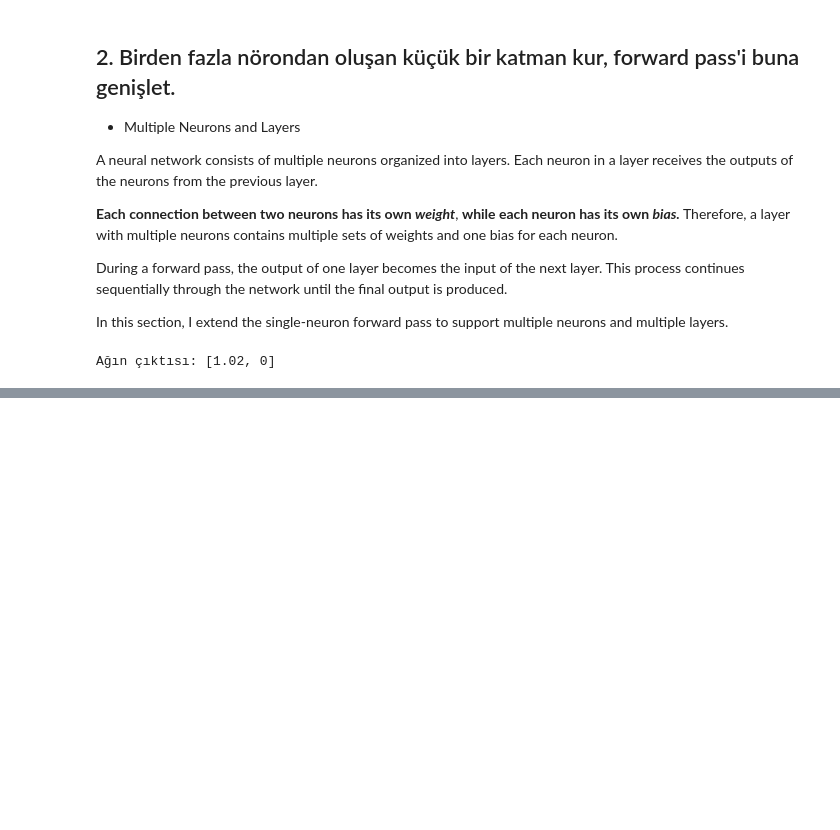
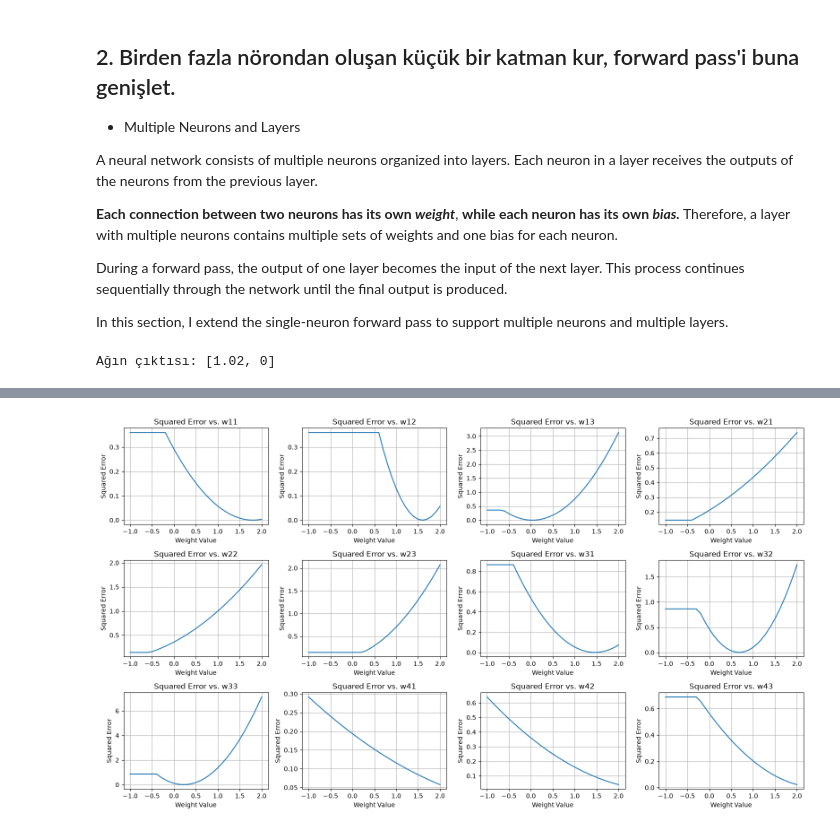
Before and after one commit to EdizArkin/yz50, a Jupyter notebook: w1_neural_network_essentials.ipynb, the cells around one changed output, grey strips where cells are left out. Cells and saved outputs as stored; diff of their text form; code cells hidden in the pictures; blank space fills up the shorter version.

```diff
--- a/w1_neural_network_essentials.ipynb
+++ b/w1_neural_network_essentials.ipynb
@@ -105,0 +262,22 @@ Ağın çıktısı: [1.02, 0]
+# %%
+plt.figure(figsize=(16, 9))
+
+for i, weight_name in enumerate(weight_loss_values):
+
+    plt.subplot(3, 4, i + 1)
+
+    plt.plot(
+        weight_range,
+        weight_loss_values[weight_name]
+    )
+
+    plt.xlabel("Weight Value")
+    plt.ylabel("Squared Error")
+    plt.title(f"Squared Error vs. {weight_name}")
+
+    plt.grid(True)
+
+plt.tight_layout()
+plt.show()
+# %% [output]
+[figure, added]
```
Also changed, not shown: parts of 6 cells of this notebook.
